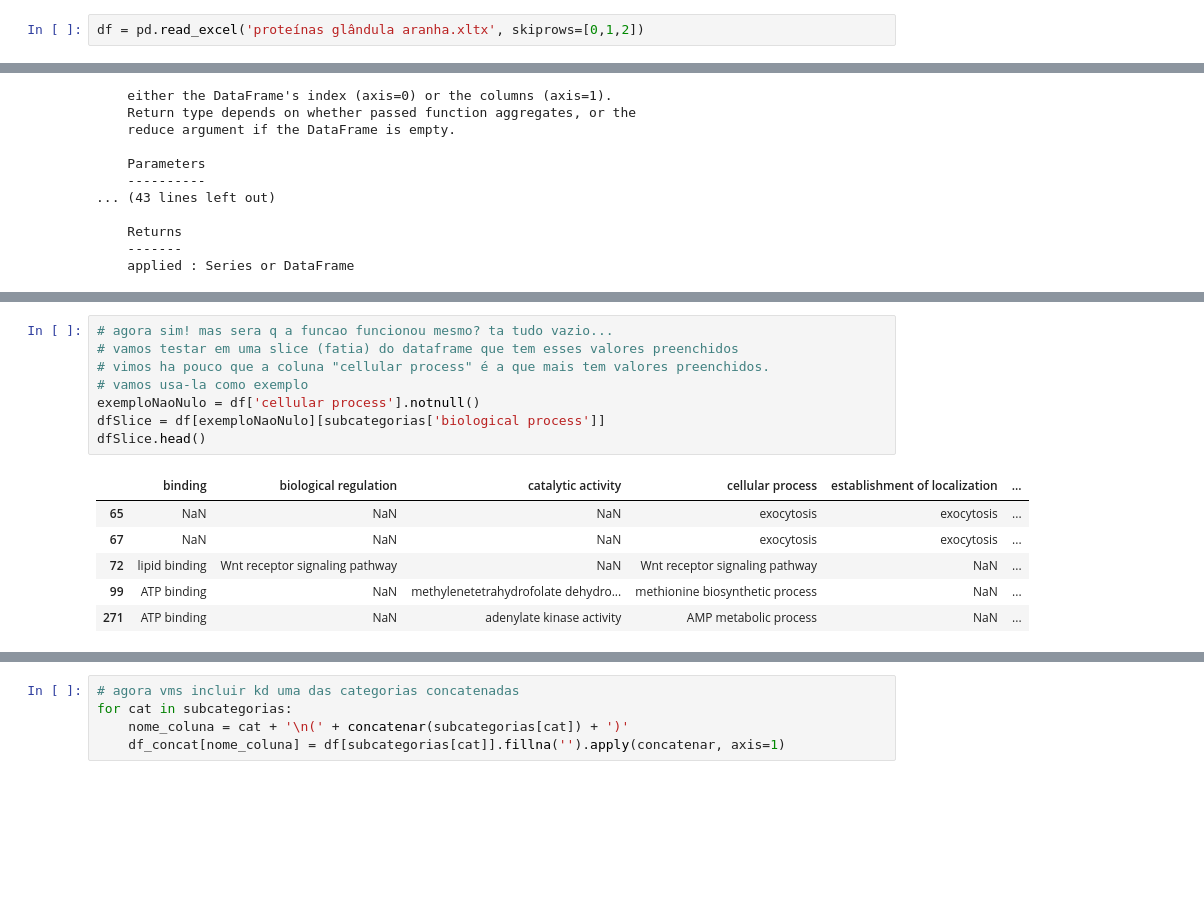
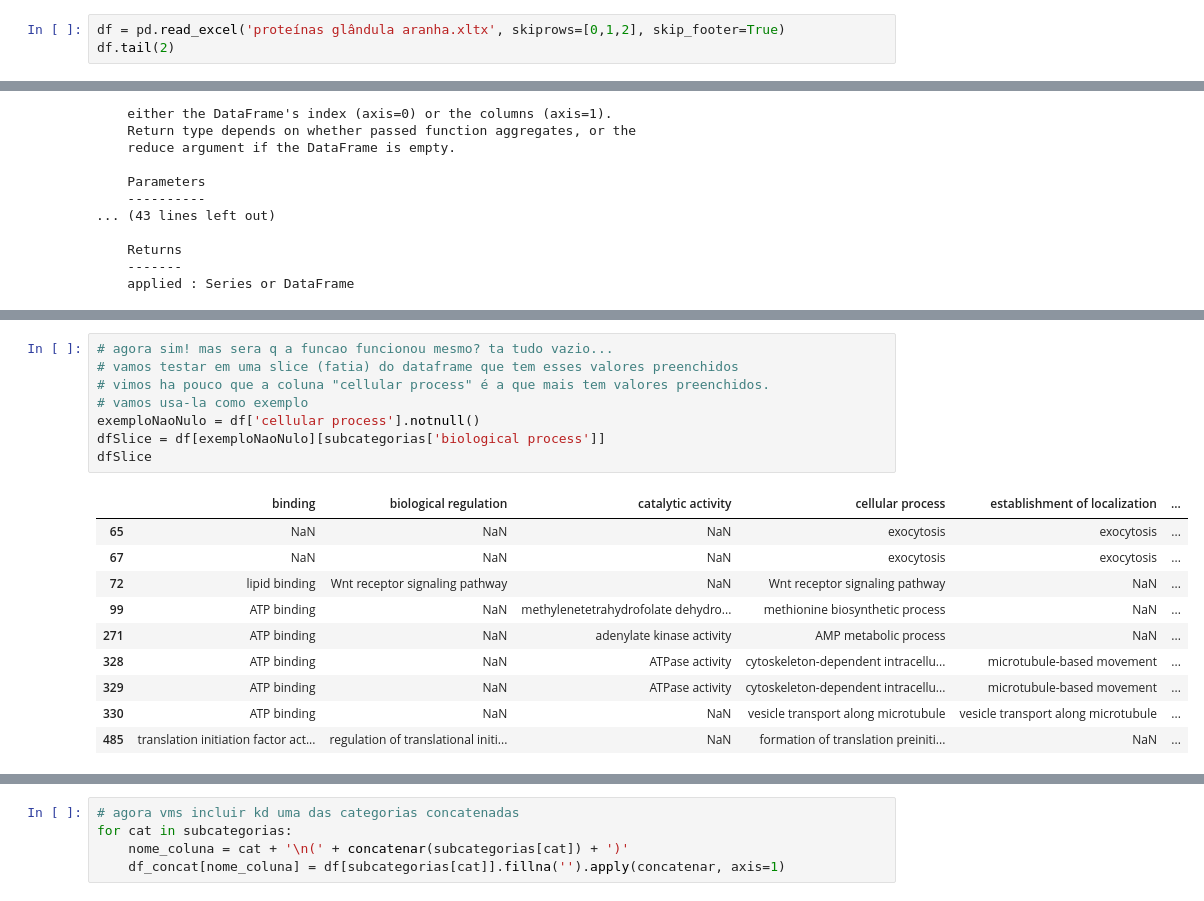
Before and after one commit to SantosRAC/Python4BioDataBrazilianWorkshop, a Jupyter notebook: Problem2/2_annotations.ipynb, the cells around one changed output, grey strips where cells are left out. Cells and saved outputs as stored; diff of their text form; blank space fills up the shorter version.

```diff
--- a/Problem2/2_annotations.ipynb
+++ b/Problem2/2_annotations.ipynb
@@ -24,2 +35,3 @@ pd.read_excel('proteínas glândula aranha.xltx', skiprows=[0,1,2]).head(5)
 # %%
-df = pd.read_excel('proteínas glândula aranha.xltx', skiprows=[0,1,2])
+df = pd.read_excel('proteínas glândula aranha.xltx', skiprows=[0,1,2], skip_footer=True)
+df.tail(2)
@@ -302,18 +326,22 @@ dtype: object
 # %%
 # agora sim! mas sera q a funcao funcionou mesmo? ta tudo vazio...
 # vamos testar em uma slice (fatia) do dataframe que tem esses valores preenchidos
 # vimos ha pouco que a coluna "cellular process" é a que mais tem valores preenchidos.
 # vamos usa-la como exemplo
 exemploNaoNulo = df['cellular process'].notnull()
 dfSlice = df[exemploNaoNulo][subcategorias['biological process']]
-dfSlice.head()
+dfSlice
 # %% [output]
 |  | binding | biological regulation | catalytic activity | cellular process | establishment of localization | ... |
 | 65 | NaN | NaN | NaN | exocytosis | exocytosis | ... |
 | 67 | NaN | NaN | NaN | exocytosis | exocytosis | ... |
 | 72 | lipid binding | Wnt receptor signaling pathway | NaN | Wnt receptor signaling pathway | NaN | ... |
 | 99 | ATP binding | NaN | methylenetetrahydrofolate dehydro... | methionine biosynthetic process | NaN | ... |
 | 271 | ATP binding | NaN | adenylate kinase activity | AMP metabolic process | NaN | ... |
+| 328 | ATP binding | NaN | ATPase activity | cytoskeleton-dependent intracellu... | microtubule-based movement | ... |
+| 329 | ATP binding | NaN | ATPase activity | cytoskeleton-dependent intracellu... | microtubule-based movement | ... |
+| 330 | ATP binding | NaN | NaN | vesicle transport along microtubule | vesicle transport along microtubule | ... |
+| 485 | translation initiation factor act... | regulation of translational initi... | NaN | formation of translation preiniti... | NaN | ... |
 # %%
 # agora vms aplicar nossa funcao
 
```
Also changed, not shown: parts of 14 cells of this notebook.
